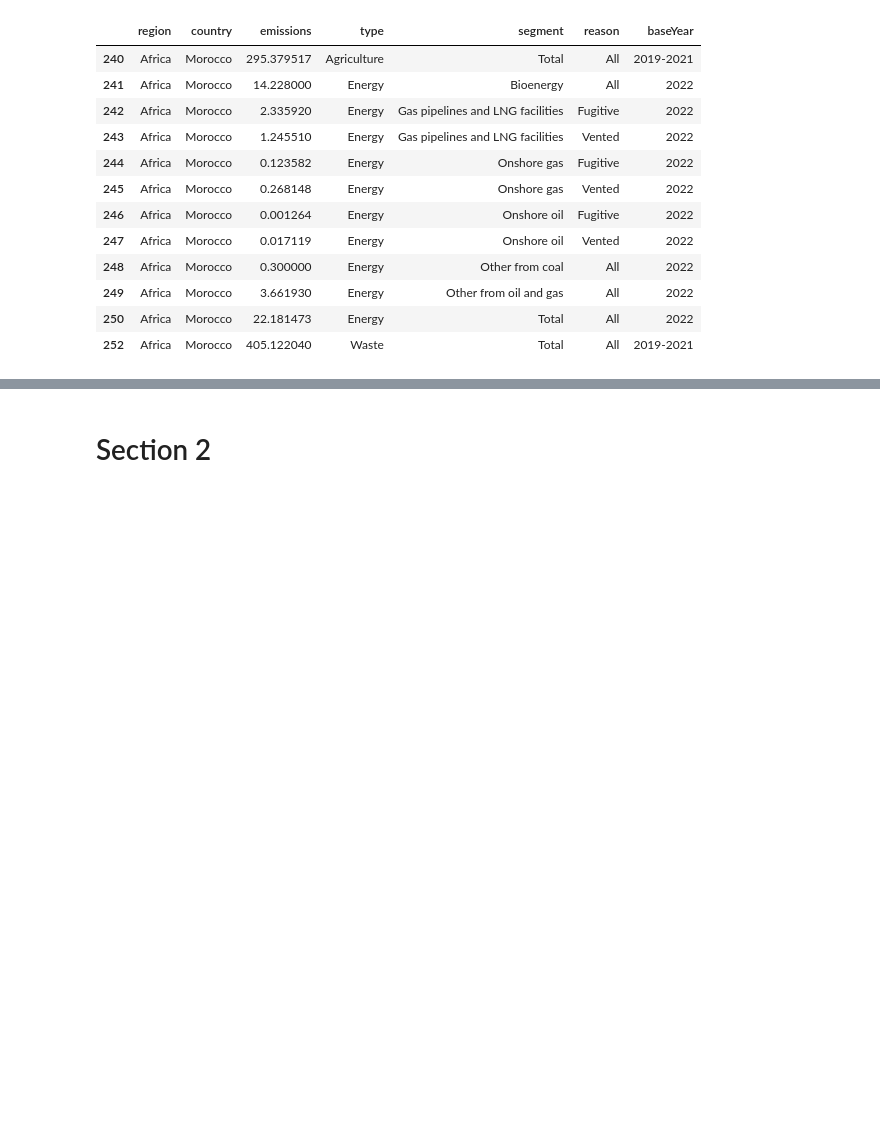
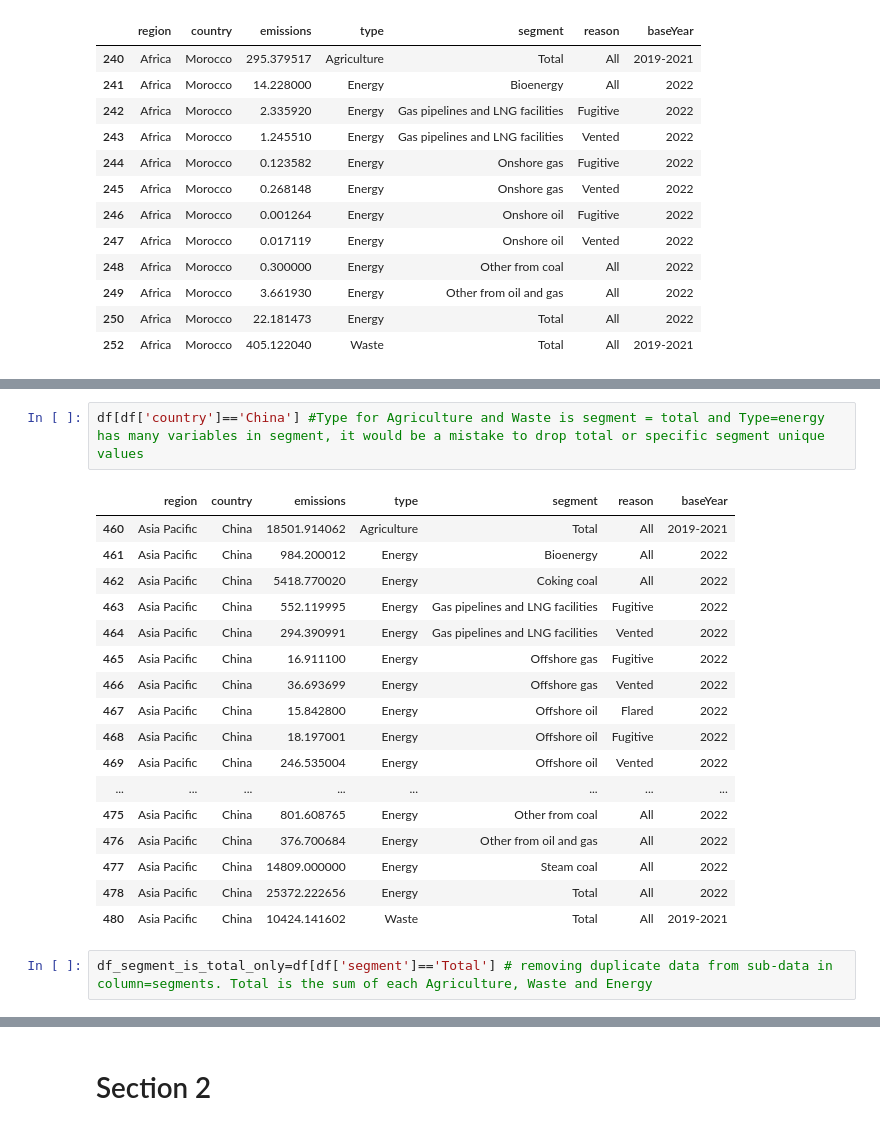
Before and after one commit to DaniDL346/Global_Methane_Flux_Analysis, a Jupyter notebook: jupyter_notebooks/1_ETL_notebook.ipynb, the cells around one changed output, grey strips where cells are left out. Drawn from its saved outputs; the diff is of its cells as text; blank space fills up the shorter version.

```diff
--- a/jupyter_notebooks/1_ETL_notebook.ipynb
+++ b/jupyter_notebooks/1_ETL_notebook.ipynb
@@ -481,0 +495,22 @@ df[df['country']=='Morocco'] # it is important to note here that some of the col
+# %%
+df[df['country']=='China'] #Type for Agriculture and Waste is segment = total and Type=energy has many variables in segment, it would be a mistake to drop total or specific segment unique values
+# %% [output]
+|  | region | country | emissions | type | segment | reason | baseYear |
+| 460 | Asia Pacific | China | 18501.914062 | Agriculture | Total | All | 2019-2021 |
+| 461 | Asia Pacific | China | 984.200012 | Energy | Bioenergy | All | 2022 |
+| 462 | Asia Pacific | China | 5418.770020 | Energy | Coking coal | All | 2022 |
+| 463 | Asia Pacific | China | 552.119995 | Energy | Gas pipelines and LNG facilities | Fugitive | 2022 |
+| 464 | Asia Pacific | China | 294.390991 | Energy | Gas pipelines and LNG facilities | Vented | 2022 |
+| 465 | Asia Pacific | China | 16.911100 | Energy | Offshore gas | Fugitive | 2022 |
+| 466 | Asia Pacific | China | 36.693699 | Energy | Offshore gas | Vented | 2022 |
+| 467 | Asia Pacific | China | 15.842800 | Energy | Offshore oil | Flared | 2022 |
+| 468 | Asia Pacific | China | 18.197001 | Energy | Offshore oil | Fugitive | 2022 |
+| 469 | Asia Pacific | China | 246.535004 | Energy | Offshore oil | Vented | 2022 |
+| ... | ... | ... | ... | ... | ... | ... | ... |
+| 475 | Asia Pacific | China | 801.608765 | Energy | Other from coal | All | 2022 |
+| 476 | Asia Pacific | China | 376.700684 | Energy | Other from oil and gas | All | 2022 |
+| 477 | Asia Pacific | China | 14809.000000 | Energy | Steam coal | All | 2022 |
+| 478 | Asia Pacific | China | 25372.222656 | Energy | Total | All | 2022 |
+| 480 | Asia Pacific | China | 10424.141602 | Waste | Total | All | 2019-2021 |
+# %%
+df_segment_is_total_only=df[df['segment']=='Total'] # removing duplicate data from sub-data in column=segments. Total is the sum of each Agriculture, Waste and Energy
```
Also changed, not shown: parts of 7 cells of this notebook.
